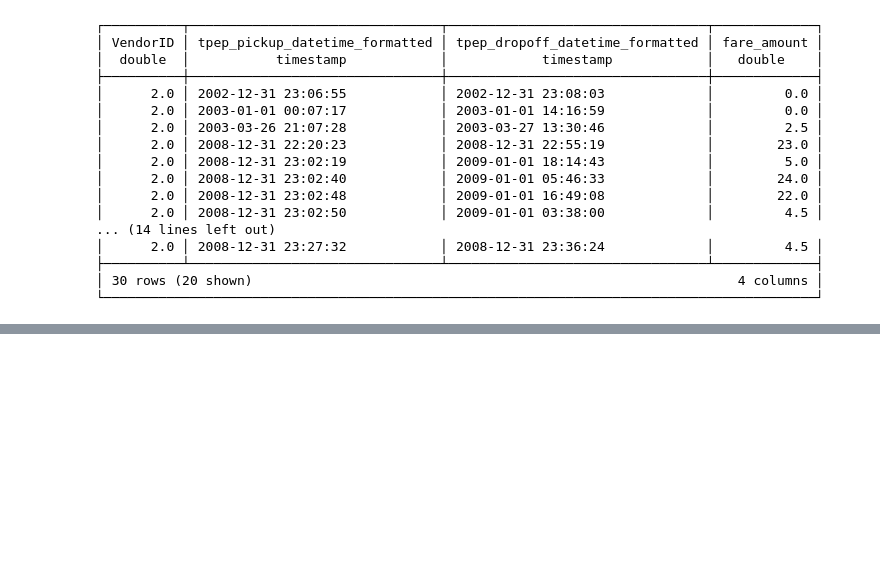
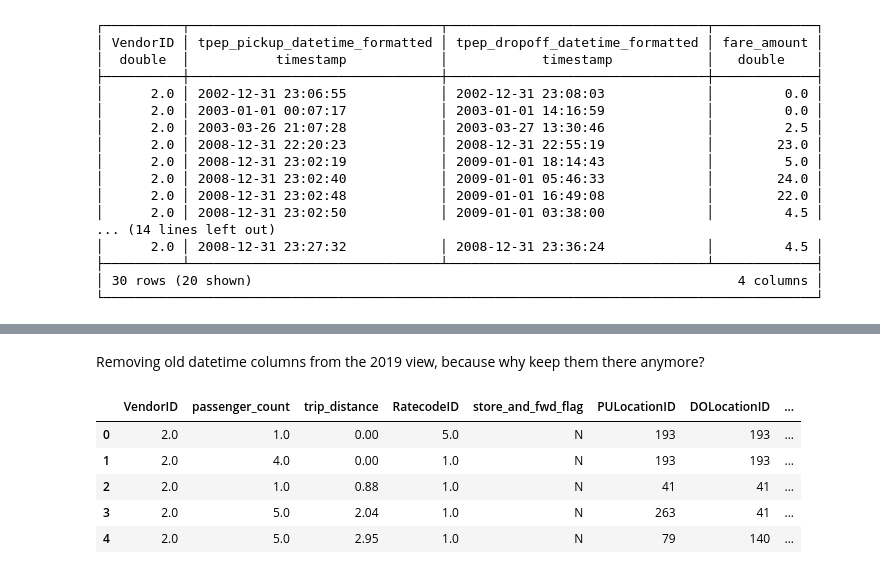
Before and after one commit to nkt1850/nyc-taxi-2020-analysis, a Jupyter notebook: NYC-yellow-taxi.ipynb, the cells around one changed output, grey strips where cells are left out. Drawn from its saved outputs; the diff is of its cells as text; code cells hidden in the pictures; blank space fills up the shorter version.

```diff
--- a/NYC-yellow-taxi.ipynb
+++ b/NYC-yellow-taxi.ipynb
@@ -181,0 +205,3 @@ duckdb.sql("select VendorID, tpep_pickup_datetime_formatted, tpep_dropoff_dateti
+# %%
+nyc_taxi_df_2019 = duckdb.sql("SELECT * FROM nyc_taxi_datamart_2019").df()
+nyc_taxi_df_2019.head()
@@ -181,0 +215,13 @@ duckdb.sql("select VendorID, tpep_pickup_datetime_formatted, tpep_dropoff_dateti
+# %% [markdown]
+Removing old datetime columns from the 2019 view, because why keep them there anymore?
+# %%
+nyc_taxi_df_2019 = nyc_taxi_df_2019.drop(['tpep_pickup_datetime', 'tpep_dropoff_datetime'], axis=1)
+# %%
+nyc_taxi_df_2019.head()
+# %% [output]
+|  | VendorID | passenger_count | trip_distance | RatecodeID | store_and_fwd_flag | PULocationID | DOLocationID | ... |
+| 0 | 2.0 | 1.0 | 0.00 | 5.0 | N | 193 | 193 | ... |
+| 1 | 2.0 | 4.0 | 0.00 | 1.0 | N | 193 | 193 | ... |
+| 2 | 2.0 | 1.0 | 0.88 | 1.0 | N | 41 | 41 | ... |
+| 3 | 2.0 | 5.0 | 2.04 | 1.0 | N | 263 | 41 | ... |
+| 4 | 2.0 | 5.0 | 2.95 | 1.0 | N | 79 | 140 | ... |
```
Also changed, not shown: parts of 6 cells of this notebook, 1 other file.
